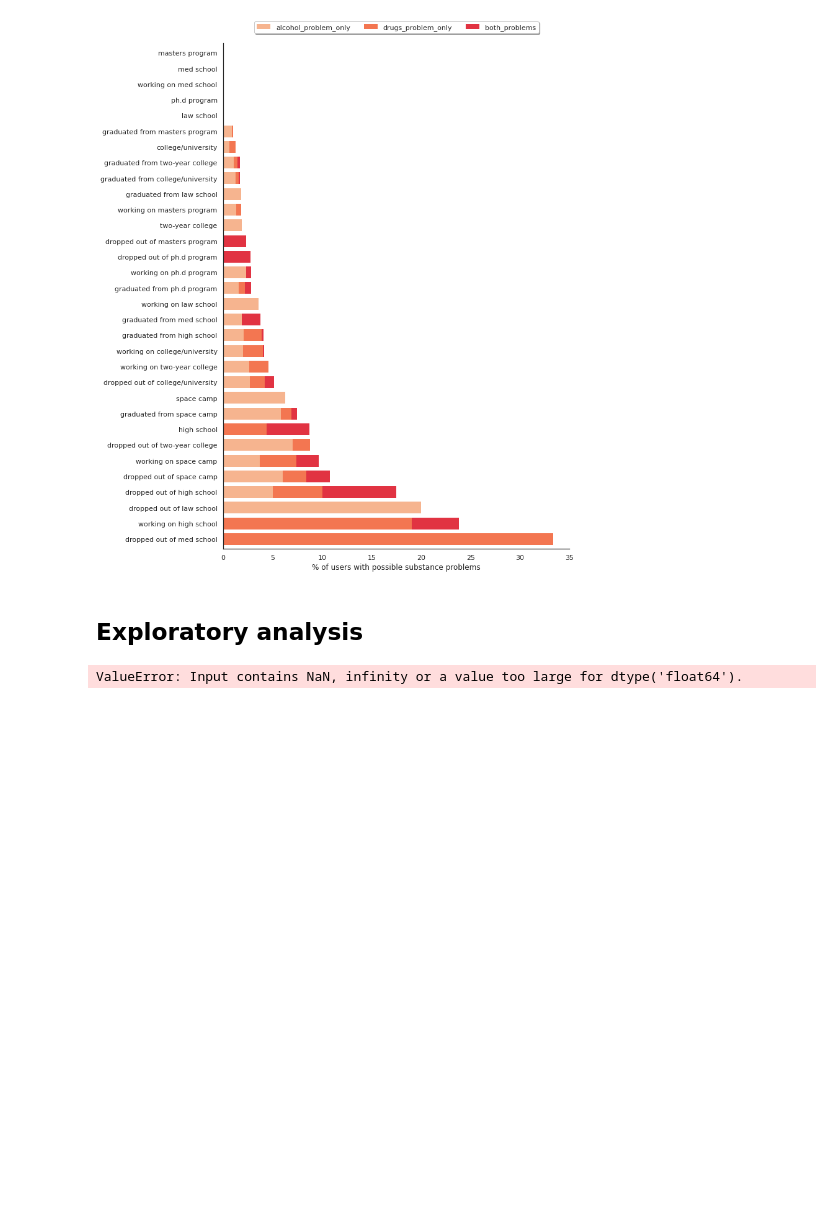
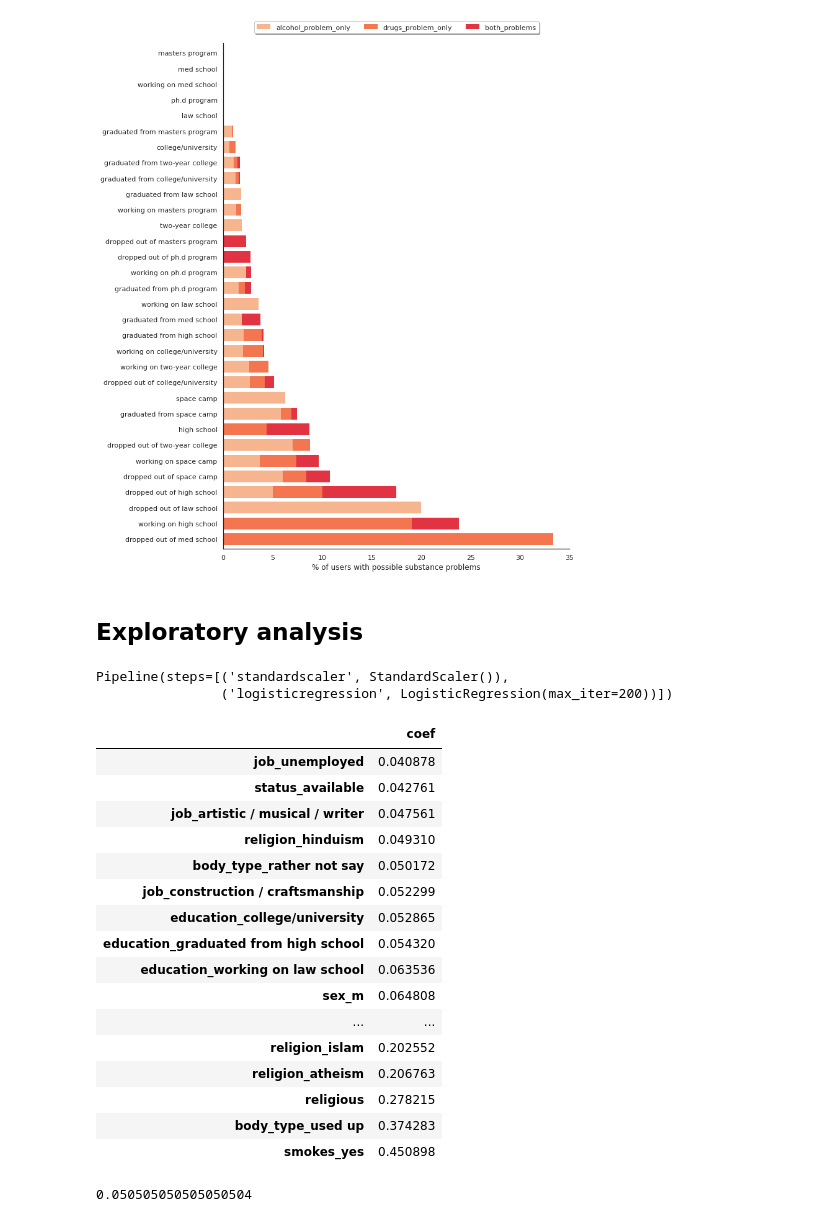
Before and after one commit to brunoarine/substance-problem-study, a Jupyter notebook: notebooks/project.ipynb, the cells around one changed output. Cells and saved outputs as stored; diff of their text form; code cells hidden in the pictures; blank space fills up the shorter version.

```diff
--- a/notebooks/project.ipynb
+++ b/notebooks/project.ipynb
@@ -325,5 +363,5 @@ from sklearn.utils import resample
 # %%
-model = LogisticRegression(class_weight="balanced", max_iter=200)
+model = make_pipeline(StandardScaler(), LogisticRegression(max_iter=200))
 
 y = df_dummy["abuse"]
 X = df_dummy.drop("abuse", axis=1)
@@ -338,8 +376,7 @@ X.drop(['job',
         "drugs_problem_only",
         "education"], axis=1, inplace=True)
 
-X_scaled = StandardScaler().fit_transform(X)
-X_train, X_test, y_train, y_test = train_test_split(X_scaled, y, test_size=0.2, random_state=42)
+X_train, X_test, y_train, y_test = train_test_split(X, y, test_size=0.2, random_state=42)
 
 
 # concatenate our training data back together
@@ -363,8 +400,27 @@ X_train = upsampled.drop('abuse', axis=1)
 # %%
 model.fit(X_train, y_train)
 # %% [output]
-ValueError: Input contains NaN, infinity or a value too large for dtype('float64').
+Pipeline(steps=[('standardscaler', StandardScaler()),
+                ('logisticregression', LogisticRegression(max_iter=200))])
 # %%
-coef_table = pd.DataFrame(model.coef_[0], index=X.columns, columns=["coef"])
+coef_table = pd.DataFrame(model.named_steps["logisticregression"].coef_[0], index=X_train.columns, columns=["coef"])
 # %%
-coef_table.sort_values("coef").head(5)
+coef_table.sort_values("coef").tail(40)
+# %% [output]
+|  | coef |
+| job_unemployed | 0.040878 |
+| status_available | 0.042761 |
+| job_artistic / musical / writer | 0.047561 |
+| religion_hinduism | 0.049310 |
+| body_type_rather not say | 0.050172 |
+| job_construction / craftsmanship | 0.052299 |
+| education_college/university | 0.052865 |
+| education_graduated from high school | 0.054320 |
+| education_working on law school | 0.063536 |
+| sex_m | 0.064808 |
+| ... | ... |
+| religion_islam | 0.202552 |
+| religion_atheism | 0.206763 |
+| religious | 0.278215 |
+| body_type_used up | 0.374283 |
+| smokes_yes | 0.450898 |
@@ -378 +430,6 @@ forest.fit(X_train, y_train)
+# %%
+model.fit(X_train[features], y_train)
+precision_score(y_test, model.predict(X_test[features]))
+# %% [output]
+0.050505050505050504
 # %%
```
Also changed, not shown: parts of 21 cells of this notebook.
